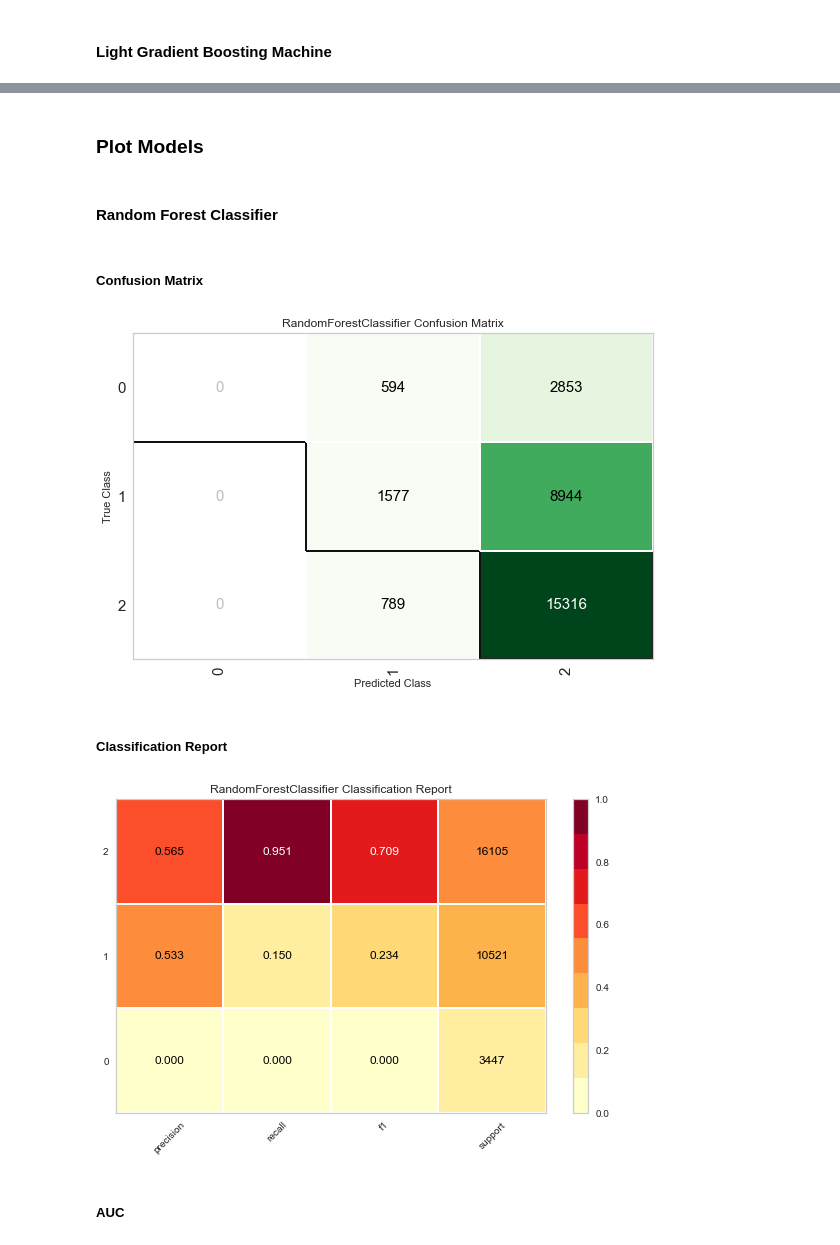
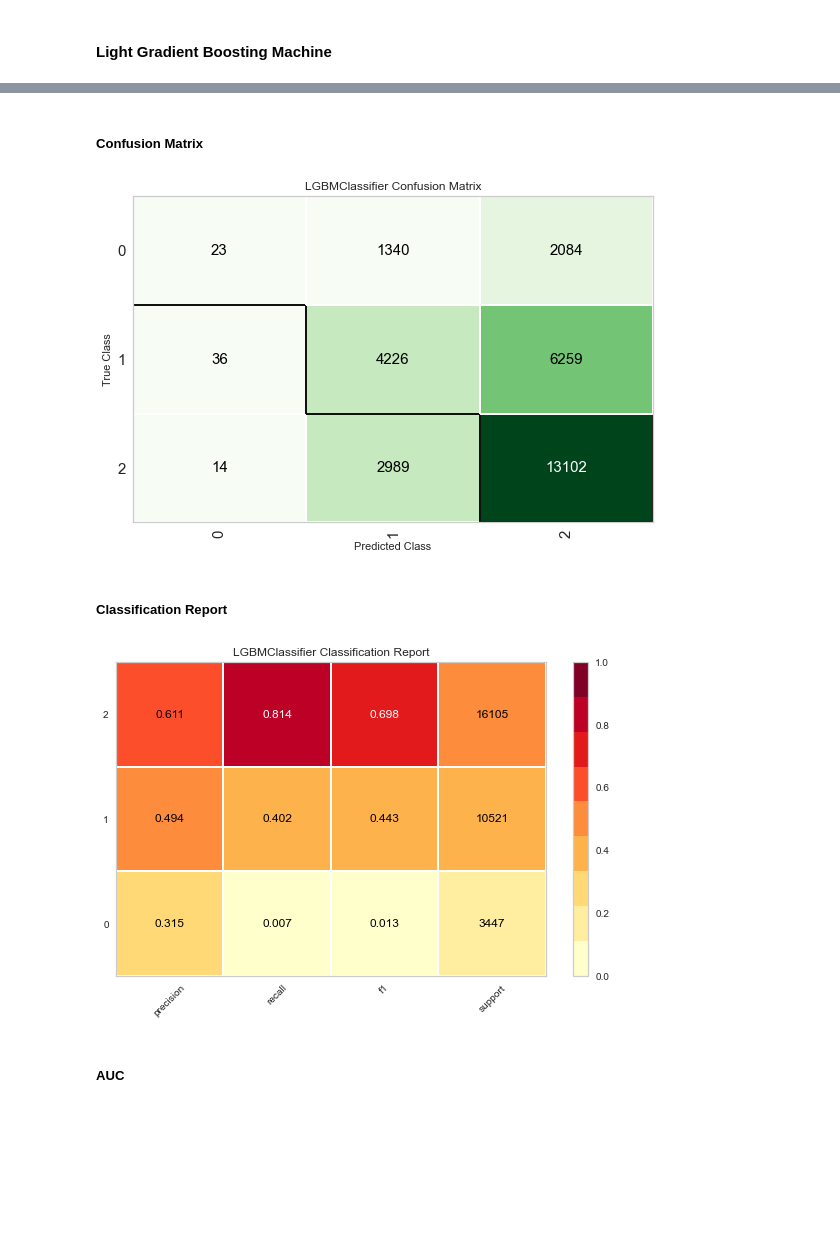
Before and after one commit to bjjv/Sb-DataScience-Mar21, a Jupyter notebook: DataScienceGuidedCapstone_2/Notebooks/04_preprocessing_and_training_BinduJ.ipynb, the cells around one changed output, grey strips where cells are left out. Saved outputs shown, nothing was run; the diff lists cells and outputs as text; code cells hidden in the pictures; blank space fills up the shorter version.

```diff
--- a/DataScienceGuidedCapstone_2/Notebooks/04_preprocessing_and_training_BinduJ.ipynb
+++ b/DataScienceGuidedCapstone_2/Notebooks/04_preprocessing_and_training_BinduJ.ipynb
@@ -178,0 +208,2 @@ RandomForestClassifier(bootstrap=True, ccp_alpha=0.0, class_weight=None,
+# %%
+ lightgbm = create_model('lightgbm')
@@ -264,0 +289,2 @@ tuned_rf = tune_model(rf, custom_grid = params)
+# %%
+tuned_lightgbm = tune_model(lightgbm)
@@ -309,19 +369,15 @@ tuned_lgbm = tune_model(lgbm, custom_grid = params)
-# %% [markdown]
-### Plot Models
-# %% [markdown]
-#### Random Forest Classifier
 # %% [markdown]
 ##### Confusion Matrix
 # %%
-plot_model(tuned_rf, plot = 'confusion_matrix')
+plot_model(tuned_lightgbm, plot = 'confusion_matrix')
 # %% [output]
-[figure, old version]
+[figure, new version]
 # %% [markdown]
 ##### Classification Report
 # %%
-plot_model(tuned_rf, plot = 'class_report')
+plot_model(tuned_lightgbm, plot = 'class_report')
 # %% [output]
-[figure, old version]
+[figure, new version]
 # %% [markdown]
 ##### AUC
 # %%
```
Also changed, not shown: parts of 84 cells of this notebook.
